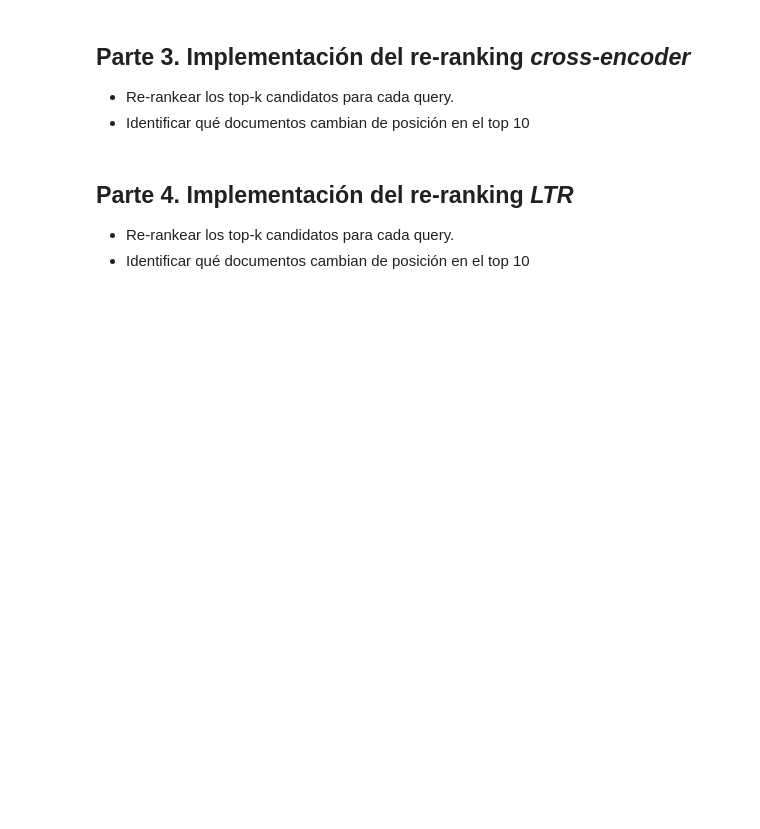
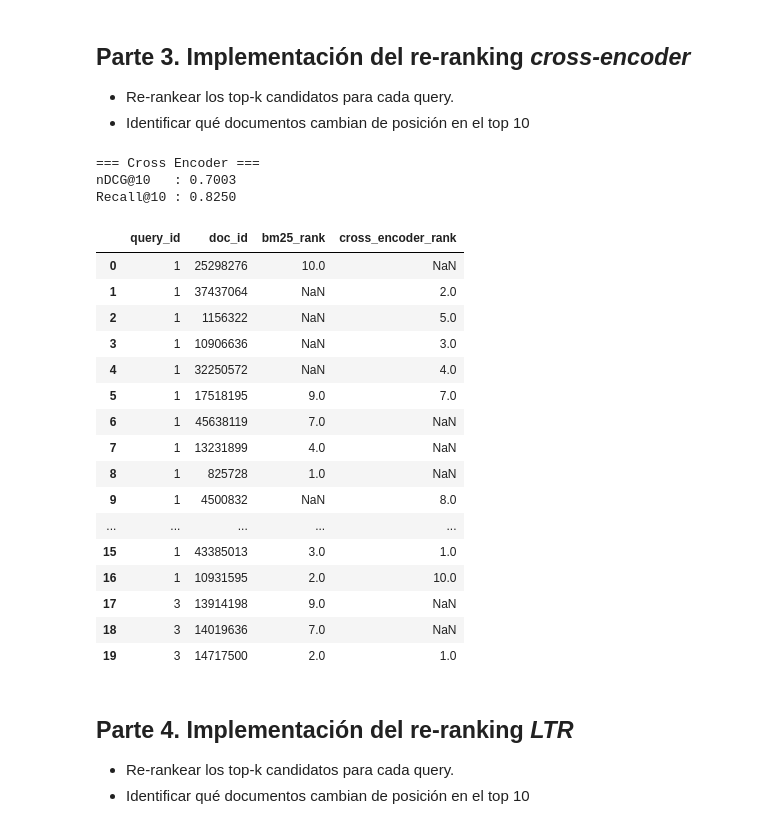
Before and after one commit to Erickezro/ir26a, a Jupyter notebook: 08reranking.ipynb, the cells around one changed output. Cells and saved outputs as stored; diff of their text form; code cells hidden in the pictures; blank space fills up the shorter version.

```diff
--- a/08reranking.ipynb
+++ b/08reranking.ipynb
@@ -261,6 +260,44 @@ for qid, query in tqdm(sample_queries.items()):
                 "bm25_rank": pos_bm25,
                 "cross_encoder_rank": pos_ce,
             })
+# %%
+from beir.retrieval.evaluation import EvaluateRetrieval
+
+ndcg_ce, _map_ce, recall_ce, precision_ce = EvaluateRetrieval.evaluate(
+    qrels,
+    ce_results,
+    k_values=[10]
+)
+
+print("=== Cross Encoder ===")
+print(f"nDCG@10   : {ndcg_ce['NDCG@10']:.4f}")
+print(f"Recall@10 : {recall_ce['Recall@10']:.4f}")
+# %% [output]
+=== Cross Encoder ===
+nDCG@10   : 0.7003
+Recall@10 : 0.8250
+# %%
+df_changes = pd.DataFrame(rank_changes)
+
+display(df_changes.head(20))
+# %% [output]
+|  | query_id | doc_id | bm25_rank | cross_encoder_rank |
+| 0 | 1 | 25298276 | 10.0 | NaN |
+| 1 | 1 | 37437064 | NaN | 2.0 |
+| 2 | 1 | 1156322 | NaN | 5.0 |
+| 3 | 1 | 10906636 | NaN | 3.0 |
+| 4 | 1 | 32250572 | NaN | 4.0 |
+| 5 | 1 | 17518195 | 9.0 | 7.0 |
+| 6 | 1 | 45638119 | 7.0 | NaN |
+| 7 | 1 | 13231899 | 4.0 | NaN |
+| 8 | 1 | 825728 | 1.0 | NaN |
+| 9 | 1 | 4500832 | NaN | 8.0 |
+| ... | ... | ... | ... | ... |
+| 15 | 1 | 43385013 | 3.0 | 1.0 |
+| 16 | 1 | 10931595 | 2.0 | 10.0 |
+| 17 | 3 | 13914198 | 9.0 | NaN |
+| 18 | 3 | 14019636 | 7.0 | NaN |
+| 19 | 3 | 14717500 | 2.0 | 1.0 |
 # %% [markdown]
 ## Parte 4. Implementación del re-ranking _LTR_
 
```
Also changed, not shown: parts of 4 cells of this notebook.
